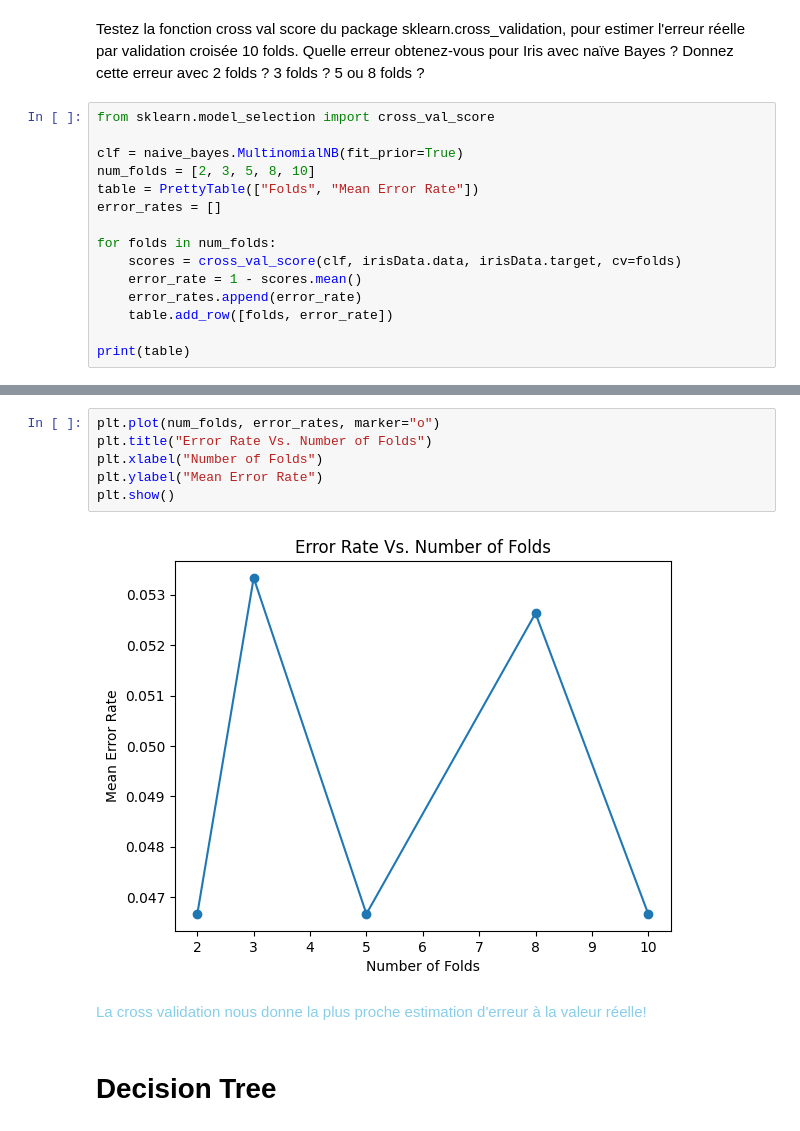
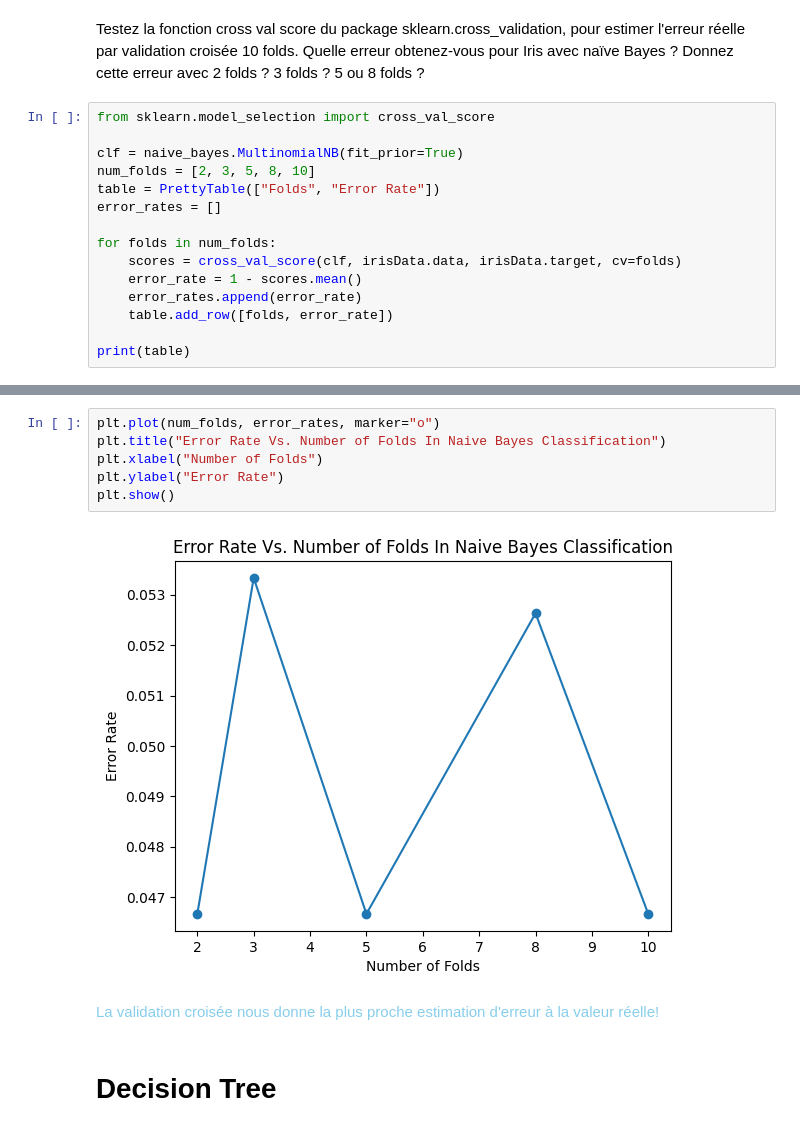
Before and after one commit to MohamedAzizBellaaj/Data-Mining-Lab-3, a Jupyter notebook: TP 3.ipynb, the cells around one changed output, grey strips where cells are left out. Drawn from its saved outputs; the diff is of its cells as text.

```diff
--- a/TP 3.ipynb
+++ b/TP 3.ipynb
@@ -371,7 +370,7 @@ from sklearn.model_selection import cross_val_score
 
 clf = naive_bayes.MultinomialNB(fit_prior=True)
 num_folds = [2, 3, 5, 8, 10]
-table = PrettyTable(["Folds", "Mean Error Rate"])
+table = PrettyTable(["Folds", "Error Rate"])
 error_rates = []
 
 for folds in num_folds:
@@ -393,14 +392,14 @@ print(table)
 +-------+----------------------+
 # %%
 plt.plot(num_folds, error_rates, marker="o")
-plt.title("Error Rate Vs. Number of Folds")
+plt.title("Error Rate Vs. Number of Folds In Naive Bayes Classification")
 plt.xlabel("Number of Folds")
-plt.ylabel("Mean Error Rate")
+plt.ylabel("Error Rate")
 plt.show()
 # %% [output]
-[figure, old version]
+[figure, new version]
 # %% [markdown]
-<span style="color: #87ceeb">La cross validation nous donne la plus proche estimation d'erreur à la valeur réelle!</span>
+<span style="color: #87ceeb">La validation croisée nous donne la plus proche estimation d'erreur à la valeur réelle!</span>
 # %% [markdown]
 # Decision Tree
 # %%
```
Also changed, not shown: parts of 22 cells of this notebook.
